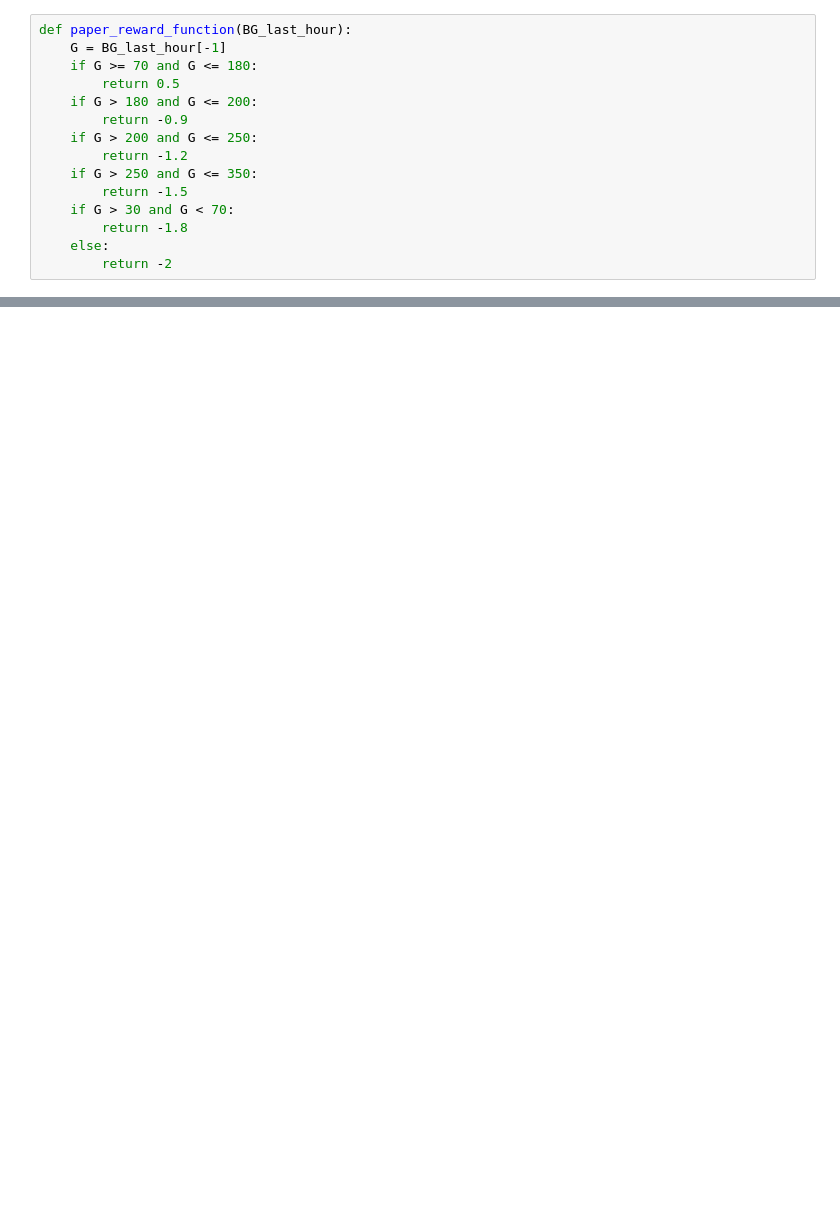
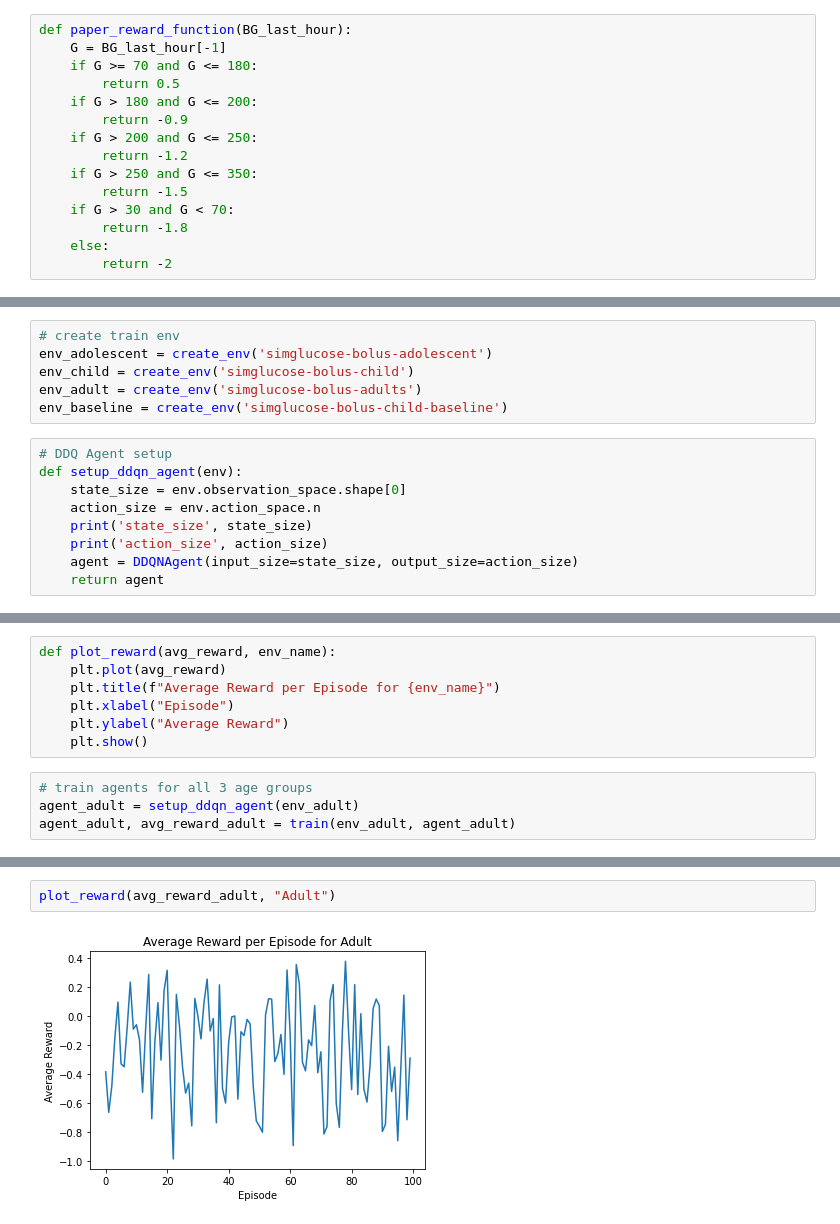
Before and after one commit to vitamys/rl_project, a Jupyter notebook: DDQlearning.ipynb, the cells around one changed output, grey strips where cells are left out. Cells and saved outputs as stored; diff of their text form; blank space fills up the shorter version.

```diff
--- a/DDQlearning.ipynb
+++ b/DDQlearning.ipynb
@@ -469,0 +289,15 @@ TypeError: T1DSimEnv.__init__() missing 4 required positional arguments: 'patien
+# %%
+# create train env
+env_adolescent = create_env('simglucose-bolus-adolescent')
+env_child = create_env('simglucose-bolus-child')
+env_adult = create_env('simglucose-bolus-adults')
+env_baseline = create_env('simglucose-bolus-child-baseline')
+# %%
+# DDQ Agent setup
+def setup_ddqn_agent(env):
+    state_size = env.observation_space.shape[0]
+    action_size = env.action_space.n
+    print('state_size', state_size)
+    print('action_size', action_size)
+    agent = DDQNAgent(input_size=state_size, output_size=action_size)
+    return agent
@@ -469,0 +356,11 @@ TypeError: T1DSimEnv.__init__() missing 4 required positional arguments: 'patien
+# %%
+def plot_reward(avg_reward, env_name):
+    plt.plot(avg_reward)
+    plt.title(f"Average Reward per Episode for {env_name}")
+    plt.xlabel("Episode")
+    plt.ylabel("Average Reward")
+    plt.show()
+# %%
+# train agents for all 3 age groups
+agent_adult = setup_ddqn_agent(env_adult)
+agent_adult, avg_reward_adult = train(env_adult, agent_adult)
@@ -469,0 +385,4 @@ TypeError: T1DSimEnv.__init__() missing 4 required positional arguments: 'patien
+# %%
+plot_reward(avg_reward_adult, "Adult")
+# %% [output]
+[figure, added]
```
Also changed, not shown: parts of 43 cells of this notebook, 7 other files.
